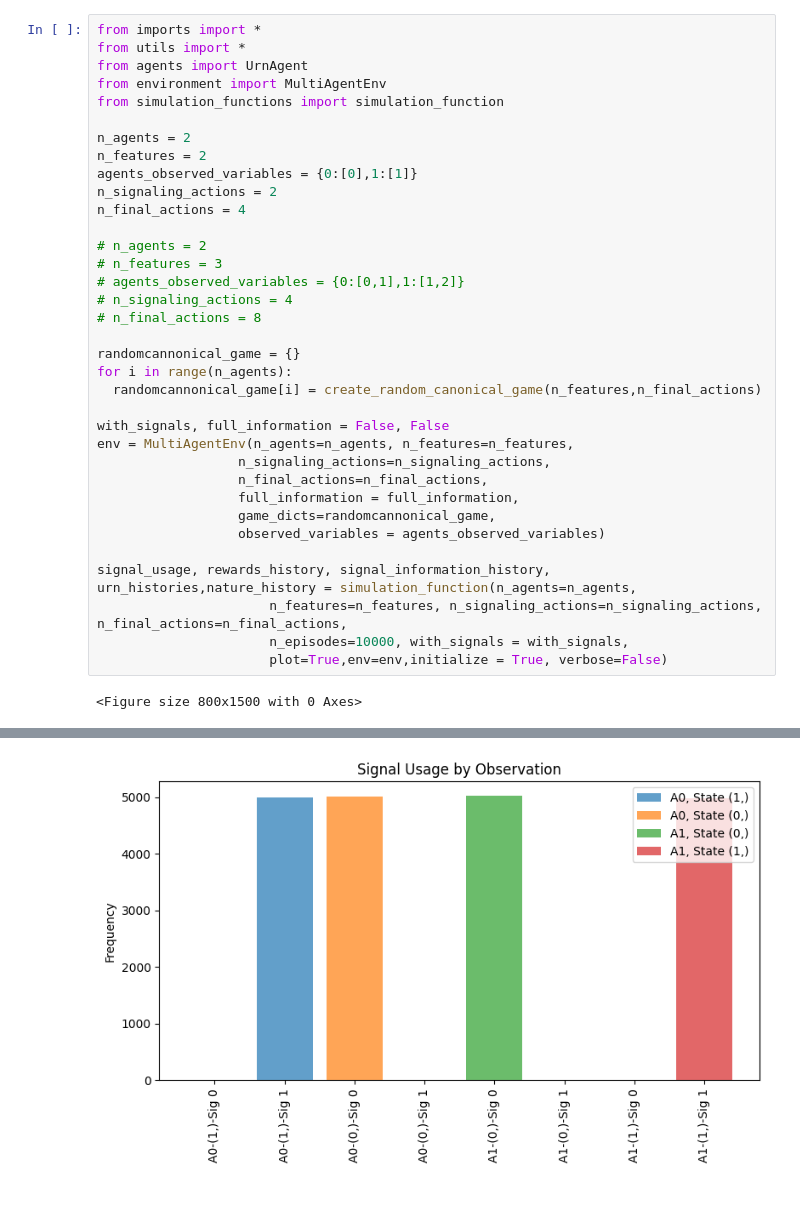
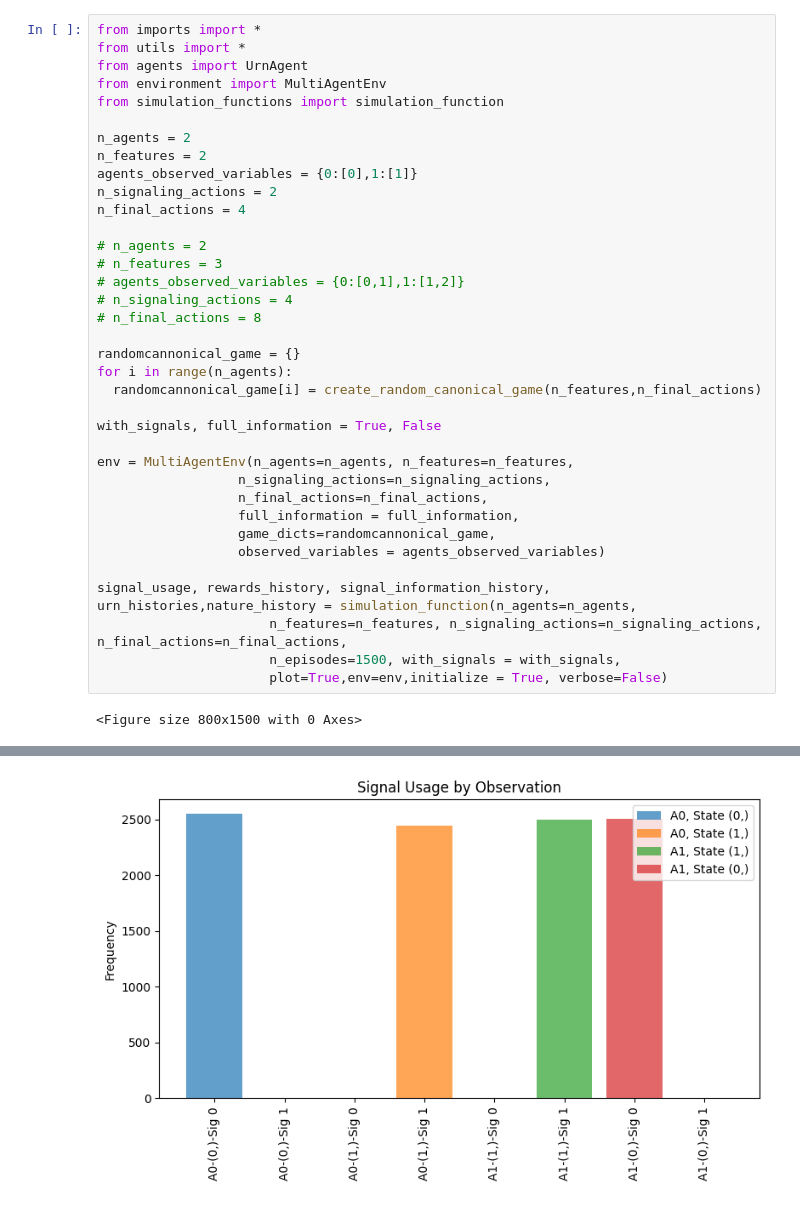
Before and after one commit to IgnacioOQ/RL_Signaling, a Jupyter notebook: urn_unit_test.ipynb, the cells around one changed output, grey strips where cells are left out. Cells and saved outputs as stored; diff of their text form.

```diff
--- a/urn_unit_test.ipynb
+++ b/urn_unit_test.ipynb
@@ -21,7 +21,8 @@ randomcannonical_game = {}
 for i in range(n_agents):
   randomcannonical_game[i] = create_random_canonical_game(n_features,n_final_actions)
 
-with_signals, full_information = False, False
+with_signals, full_information = True, False
+
 env = MultiAgentEnv(n_agents=n_agents, n_features=n_features,
                   n_signaling_actions=n_signaling_actions,
                   n_final_actions=n_final_actions,
@@ -31,7 +32,7 @@ env = MultiAgentEnv(n_agents=n_agents, n_features=n_features,
 
 signal_usage, rewards_history, signal_information_history, urn_histories,nature_history = simulation_function(n_agents=n_agents,
                       n_features=n_features, n_signaling_actions=n_signaling_actions, n_final_actions=n_final_actions,
-                      n_episodes=10000, with_signals = with_signals,
+                      n_episodes=1500, with_signals = with_signals,
                       plot=True,env=env,initialize = True, verbose=False)
 # %% [output]
 <Figure size 800x1500 with 0 Axes>
@@ -40 +41 @@ signal_usage, rewards_history, signal_information_history, urn_histories,nature_
-[figure, old version]
+[figure, new version]
```
Also changed, not shown: parts of 1 cell of this notebook, 3 other files.
